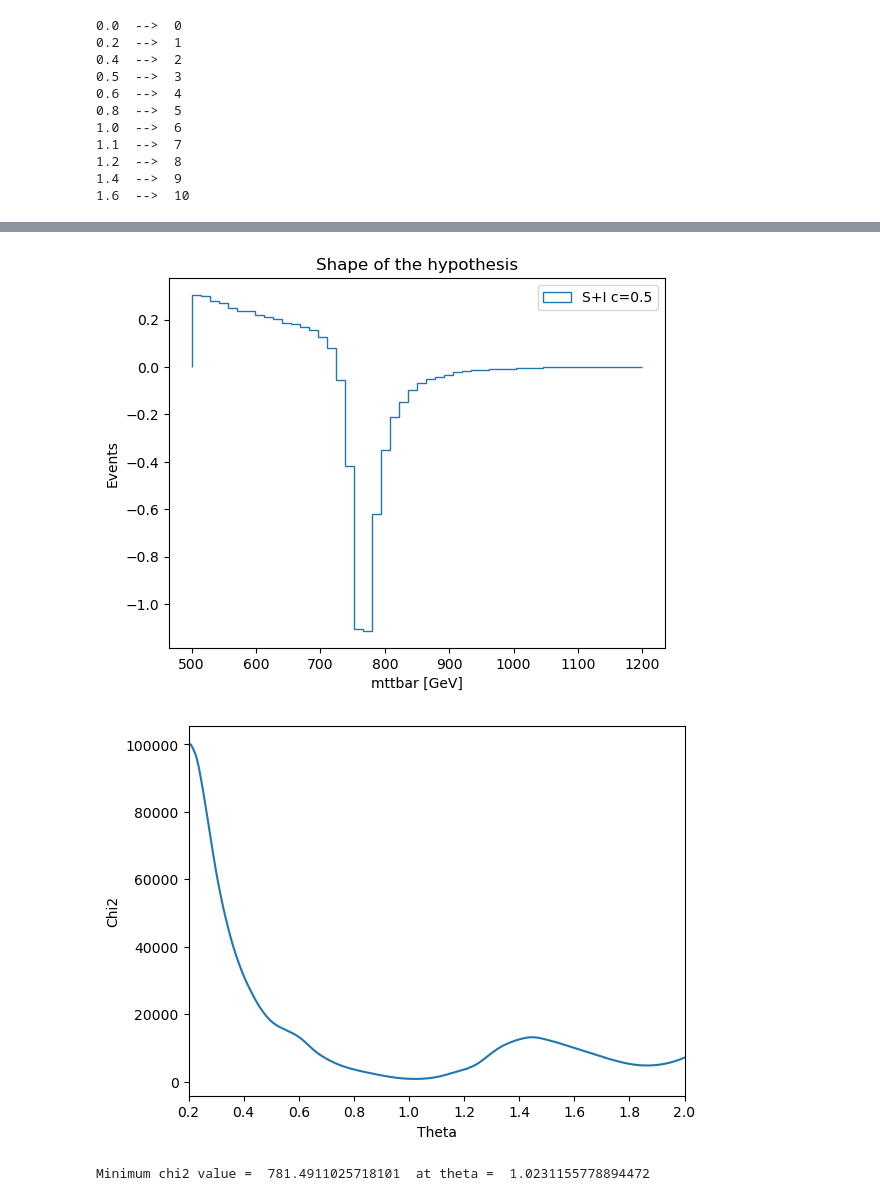
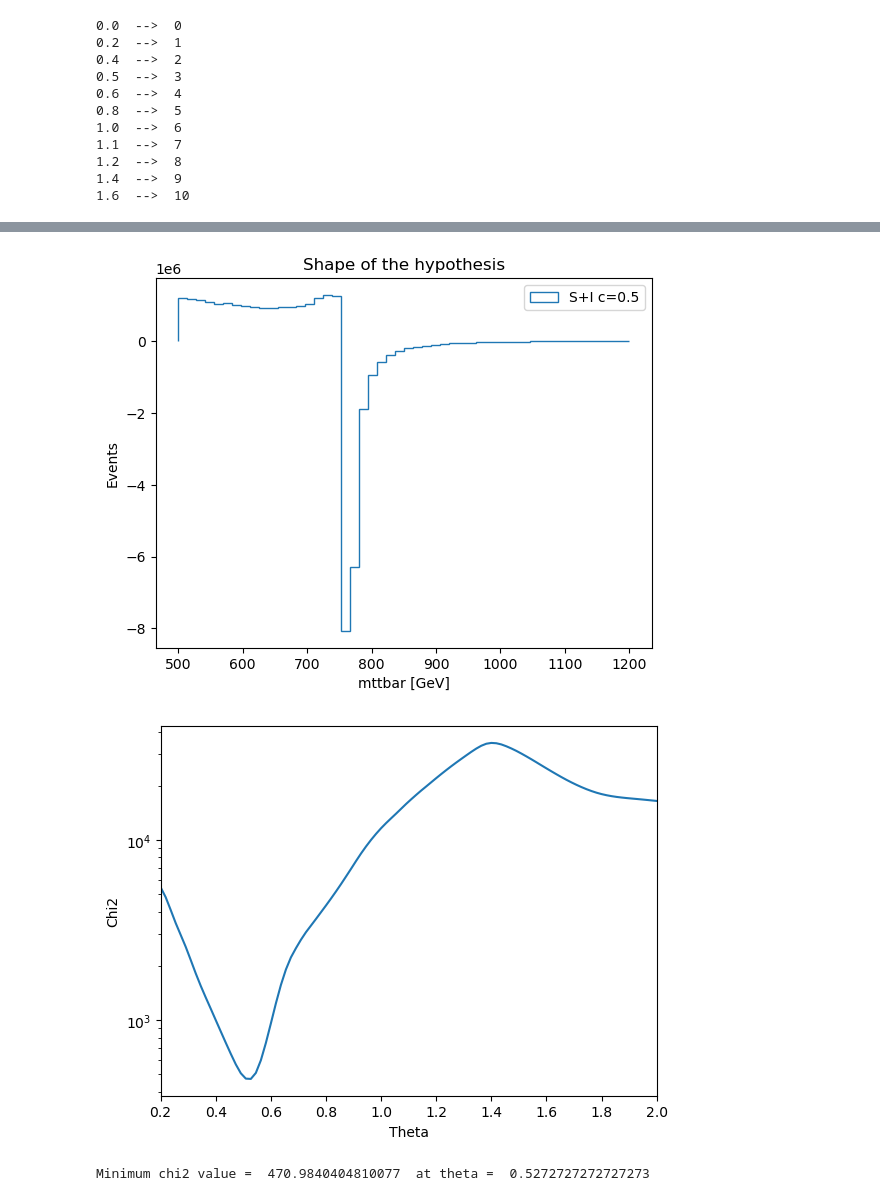
Before and after one commit to Aidan-Hughes-05/TtbarResonanceStudies, a Jupyter notebook: MLNotebooks/CouplingEstimationNegW.ipynb, the cells around one changed output, grey strips where cells are left out. Drawn from its saved outputs; the diff is of its cells as text; code cells hidden in the pictures.

```diff
--- a/MLNotebooks/CouplingEstimationNegW.ipynb
+++ b/MLNotebooks/CouplingEstimationNegW.ipynb
@@ -646,9 +690,10 @@ scheduler_pn = ReduceLROnPlateau(optimizer_pn, "min", patience=10, factor=0.8)
 train_loader_pn, val_loader_pn, test_loader_pn = create_dataloaders(X_train_tensor, y_train_tensor,
                                                                 X_val_tensor, y_val_tensor,
                                                                 X_test_tensor, y_test_tensor,
-                                                                batch_size=2048,
+                                                                batch_size=5*2048,
                                                                 signal="negative",
                                                                 background="positive")
+model_pn = torch.compile(model_pn)
 # %% [output]
 NN: Using parametric model with theta dimension = 1
 X dimension = 5
@@ -658,3 +703,3 @@ Test batches =  196
 # %%
-train(model_pn, criterion, optimizer_pn, scheduler_pn, train_loader_pn, val_loader_pn, n_epochs=150, device=device)
+train_loss, val_loss = train(model_pn, criterion, optimizer_pn, scheduler_pn, train_loader_pn, val_loader_pn, n_epochs=100, device=device)
 # %% [output]
@@ -684,6 +730,7 @@ Saving model...
 load_model = True
 if load_model:
     eval_model = RatioEstimator(x_dim = 5, theta_dim = 1, hidden_dim = 64)
+    eval_model = torch.compile(eval_model)
     eval_model.load_state_dict(torch.load('Coupling_Inference_SI_vs_BG_PN.pth', weights_only=True,map_location=torch.device('cpu')))
     model_pn = eval_model
 else:
@@ -844,8 +863,10 @@ def inference_shape_from_reference(theta, X_ref, model_pp, model_pn, C_zero, C_o
 
     # Perform the inference using the RoSMM model
     re_w = RoSMM(theta_tensor, torch.tensor(X_ref[:,:-2], dtype=torch.float32), model_pp, model_pn, C_zero, C_one)
-    inference_w = -1.0 * re_w.detach().numpy()
+    inference_w = re_w.detach().numpy()
+    print(np.abs(inference_w.sum())/inference_w.sum())
     inference_w = inference_w / (np.abs(inference_w).sum()/np.abs(hypothesis_shape).sum())
+    print(np.abs(hypothesis_shape.sum())/hypothesis_shape.sum())
 
     m_ttbar_ref_transformed = X_ref[:,-3]
     # Reverse the transformation of mttbar
@@ -901,23 +922,24 @@ def parameter_inference(theta_scan, X_ref, model_pp, model_pn, C_zero, C_one, hy
     plt.xlabel("Theta")
     plt.ylabel("Chi2")
     plt.xlim((min(theta_scan),max(theta_scan)))
+    plt.yscale('log')
     plt.show()
 
     return chi2_values
 # %%
-theta_scan = np.linspace(0.2,2.0,200)
+theta_scan = np.linspace(0.2,2.0,100)
 bg_test_mask = np.bitwise_and(y_test[:,0]==0, X_test[:,-2] >=0.98)
 X_test_bg = X_test[bg_test_mask]
 
-sig_mask = y_pre_transform[:,1] == 6
+sig_mask = y_pre_transform[:,1] == 3
 sig_data =  X_pre_transform[sig_mask]
 hypothesis_shape, hypothesis_variance = shape_of_hypothesis(sig_data)
 
 chi2_values = parameter_inference(theta_scan, X_test_bg, model_pp, model_pn, C_zero, C_one, hypothesis_shape, hypothesis_variance)
 print("Minimum chi2 value = ", min(chi2_values), " at theta = ", theta_scan[np.argmin(chi2_values)])
 # %% [output]
-[figure, old version]
+[figure, new version]
-[figure, old version]
+[figure, new version]
-Minimum chi2 value =  781.4911025718101  at theta =  1.0231155778894472
+Minimum chi2 value =  470.9840404810077  at theta =  0.5272727272727273
 # %%
 best_inference_shape = inference_shape_from_reference(theta_scan[np.argmin(chi2_values)], X_test_bg, model_pp, model_pn, C_zero, C_one, hypothesis_shape, plot=True)
```
Also changed, not shown: parts of 25 cells of this notebook, 6 other files.
